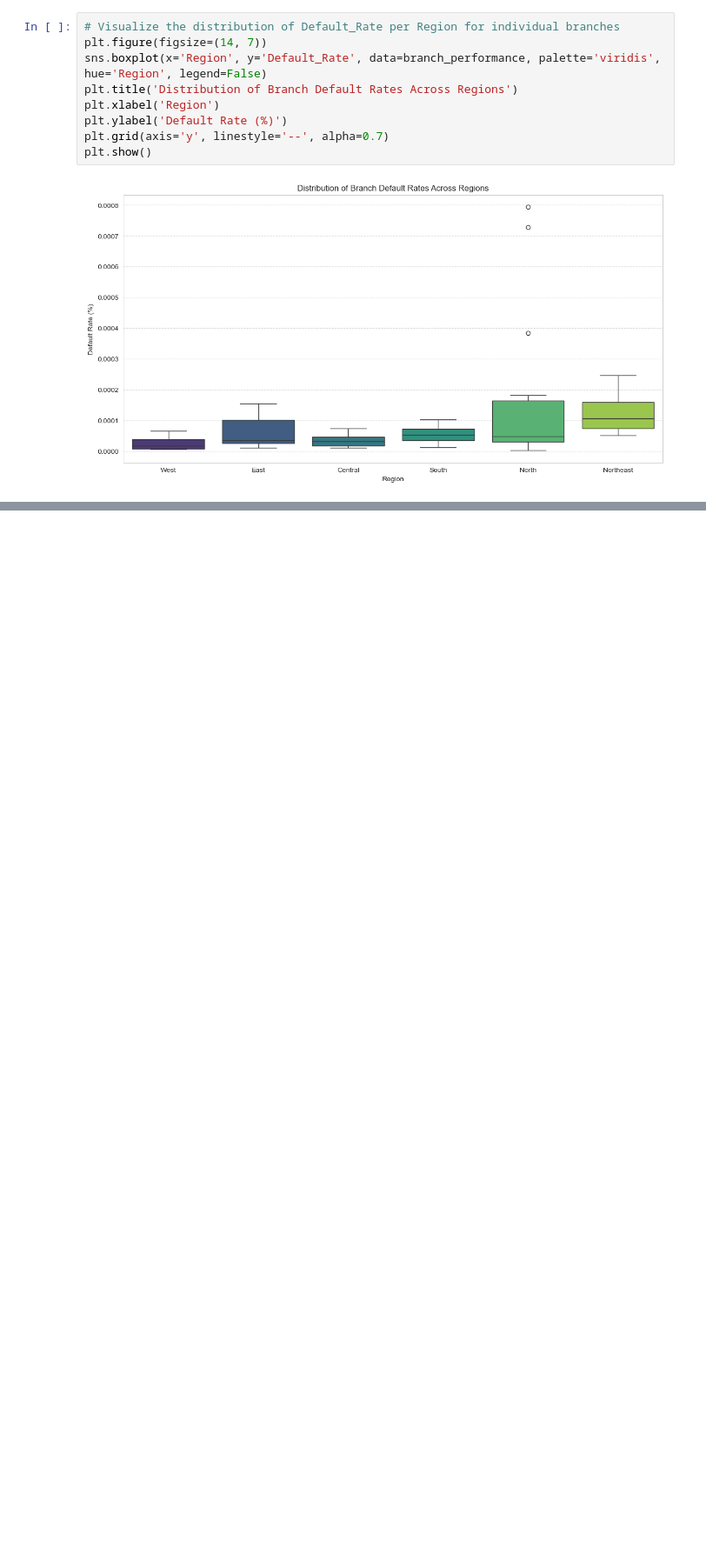
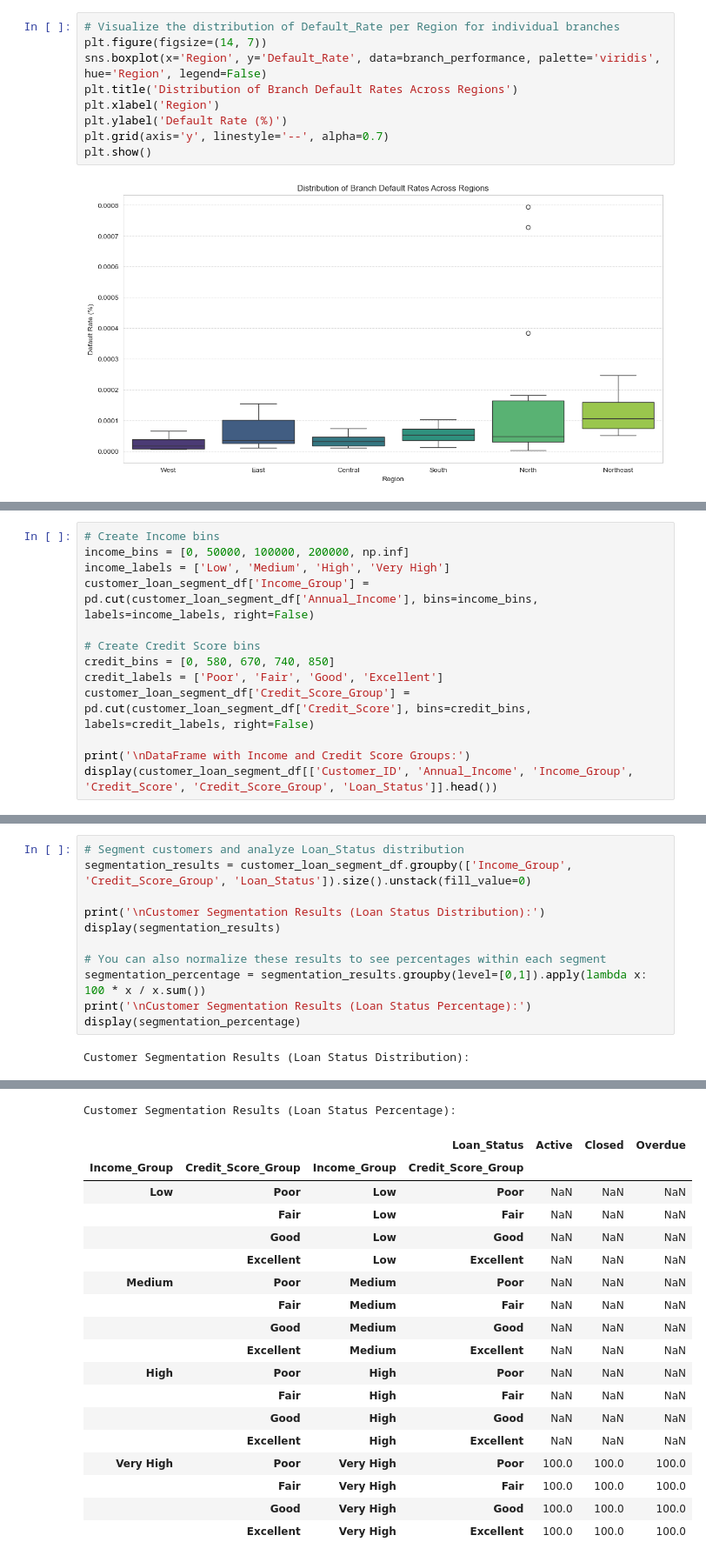
Before and after one commit to nisithasadangi/hv_assignment_28M_12A, a Jupyter notebook: assignment.ipynb, the cells around one changed output, grey strips where cells are left out. Shown at 87% size. Saved outputs shown, nothing was run; the diff lists cells and outputs as text; blank space fills up the shorter version.

```diff
--- a/assignment.ipynb
+++ b/assignment.ipynb
@@ -774,0 +795,13 @@ plt.show()
+# %%
+# Create Income bins
+income_bins = [0, 50000, 100000, 200000, np.inf]
+income_labels = ['Low', 'Medium', 'High', 'Very High']
+customer_loan_segment_df['Income_Group'] = pd.cut(customer_loan_segment_df['Annual_Income'], bins=income_bins, labels=income_labels, right=False)
+
+# Create Credit Score bins
+credit_bins = [0, 580, 670, 740, 850]
+credit_labels = ['Poor', 'Fair', 'Good', 'Excellent']
+customer_loan_segment_df['Credit_Score_Group'] = pd.cut(customer_loan_segment_df['Credit_Score'], bins=credit_bins, labels=credit_labels, right=False)
+
+print('\nDataFrame with Income and Credit Score Groups:')
+display(customer_loan_segment_df[['Customer_ID', 'Annual_Income', 'Income_Group', 'Credit_Score', 'Credit_Score_Group', 'Loan_Status']].head())
@@ -774,0 +816,13 @@ plt.show()
+# %%
+# Segment customers and analyze Loan_Status distribution
+segmentation_results = customer_loan_segment_df.groupby(['Income_Group', 'Credit_Score_Group', 'Loan_Status']).size().unstack(fill_value=0)
+
+print('\nCustomer Segmentation Results (Loan Status Distribution):')
+display(segmentation_results)
+
+# You can also normalize these results to see percentages within each segment
+segmentation_percentage = segmentation_results.groupby(level=[0,1]).apply(lambda x: 100 * x / x.sum())
+print('\nCustomer Segmentation Results (Loan Status Percentage):')
+display(segmentation_percentage)
+# %% [output]
+Customer Segmentation Results (Loan Status Distribution):
@@ -774,0 +847,19 @@ plt.show()
+Customer Segmentation Results (Loan Status Percentage):
+|  |  |  | Loan_Status | Active | Closed | Overdue |
+| Income_Group | Credit_Score_Group | Income_Group | Credit_Score_Group |  |  |  |
+| Low | Poor | Low | Poor | NaN | NaN | NaN |
+|  | Fair | Low | Fair | NaN | NaN | NaN |
+|  | Good | Low | Good | NaN | NaN | NaN |
+|  | Excellent | Low | Excellent | NaN | NaN | NaN |
+| Medium | Poor | Medium | Poor | NaN | NaN | NaN |
+|  | Fair | Medium | Fair | NaN | NaN | NaN |
+|  | Good | Medium | Good | NaN | NaN | NaN |
+|  | Excellent | Medium | Excellent | NaN | NaN | NaN |
+| High | Poor | High | Poor | NaN | NaN | NaN |
+|  | Fair | High | Fair | NaN | NaN | NaN |
+|  | Good | High | Good | NaN | NaN | NaN |
+|  | Excellent | High | Excellent | NaN | NaN | NaN |
+| Very High | Poor | Very High | Poor | 100.0 | 100.0 | 100.0 |
+|  | Fair | Very High | Fair | 100.0 | 100.0 | 100.0 |
+|  | Good | Very High | Good | 100.0 | 100.0 | 100.0 |
+|  | Excellent | Very High | Excellent | 100.0 | 100.0 | 100.0 |
```
Also changed, not shown: parts of 5 cells of this notebook.
